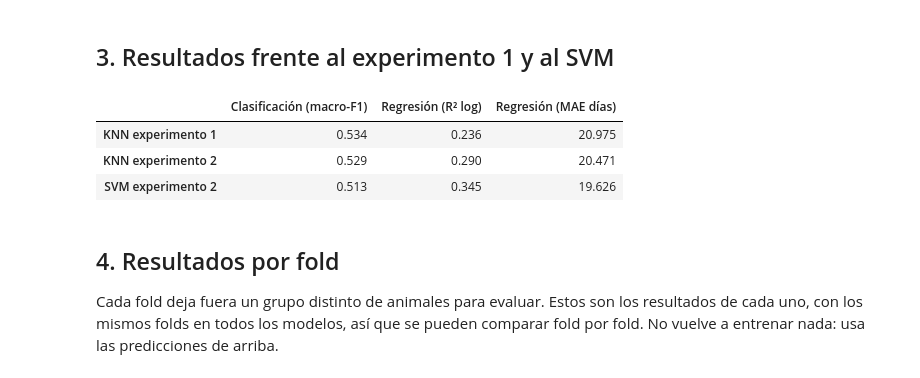
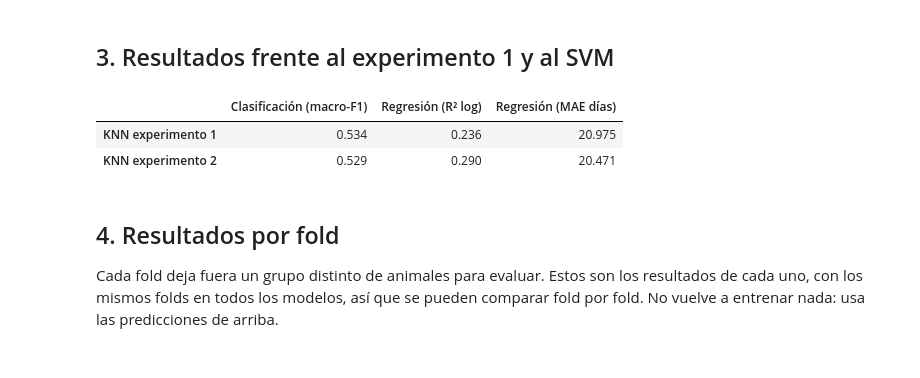
Before and after one commit to JorgeAVargasC/mucsi-ml-animal-shelter-project, a Jupyter notebook: notebooks/04-modeling-experiment-2/04.2-knn.ipynb, the cells around one changed output. Drawn from its saved outputs; the diff is of its cells as text; code cells hidden in the pictures.

```diff
--- a/notebooks/04-modeling-experiment-2/04.2-knn.ipynb
+++ b/notebooks/04-modeling-experiment-2/04.2-knn.ipynb
@@ -135,17 +135,15 @@ pd.DataFrame({
 ## 3. Resultados frente al experimento 1 y al SVM
 # %%
 knn1 = {"Clasificación (macro-F1)": 0.534, "Regresión (R² log)": 0.236, "Regresión (MAE días)": 20.975}  # KNN, experimento 1
-svm2 = {"Clasificación (macro-F1)": 0.513, "Regresión (R² log)": 0.345, "Regresión (MAE días)": 19.626}  # SVM, experimento 2
 knn2 = {"Clasificación (macro-F1)": f1_score(y_clf, pred_clf, average="macro"),
         "Regresión (R² log)": r2_score(y_reg, pred_log),
         "Regresión (MAE días)": mean_absolute_error(days_real, np.expm1(pred_log))}
 
-pd.DataFrame({"KNN experimento 1": knn1, "KNN experimento 2": knn2, "SVM experimento 2": svm2}).T.round(3)
+pd.DataFrame({"KNN experimento 1": knn1, "KNN experimento 2": knn2}).T.round(3)
 # %% [output]
 |  | Clasificación (macro-F1) | Regresión (R² log) | Regresión (MAE días) |
 | KNN experimento 1 | 0.534 | 0.236 | 20.975 |
 | KNN experimento 2 | 0.529 | 0.290 | 20.471 |
-| SVM experimento 2 | 0.513 | 0.345 | 19.626 |
 # %% [markdown]
 ## 4. Resultados por fold
 
```
